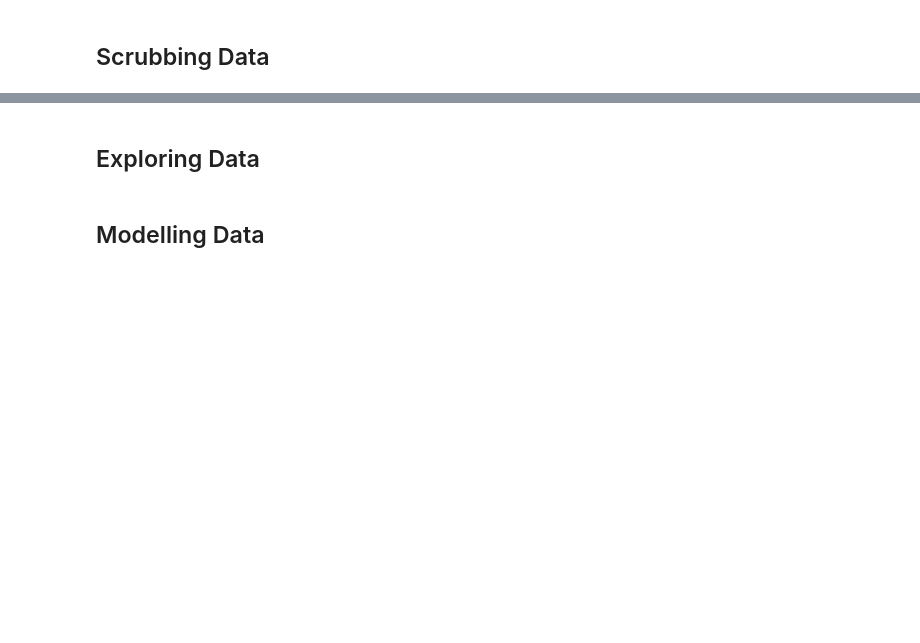
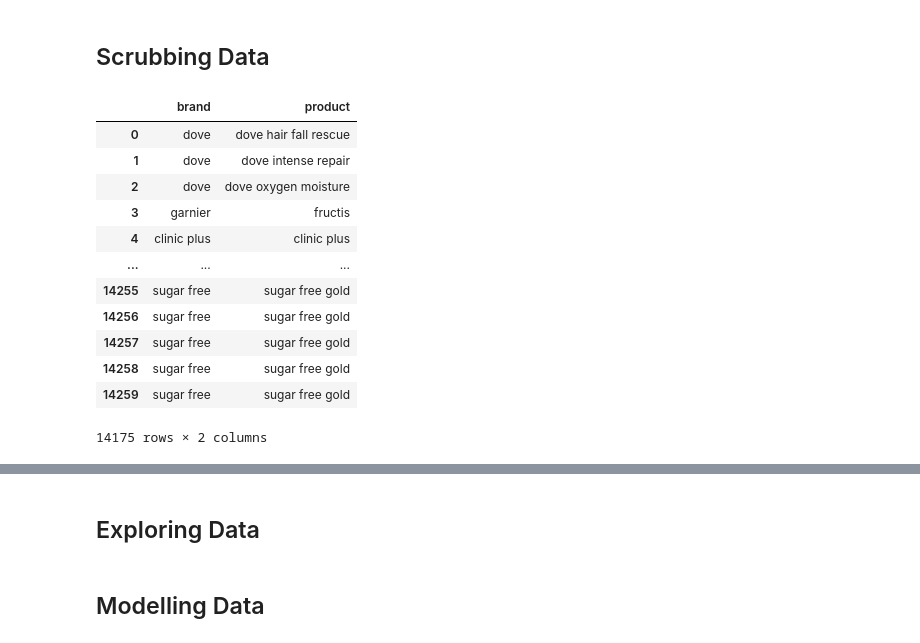
Before and after one commit to oyang0/brand, a Jupyter notebook: src/main.ipynb, the cells around one changed output, grey strips where cells are left out. Saved outputs shown, nothing was run; the diff lists cells and outputs as text; code cells hidden in the pictures; blank space fills up the shorter version.

```diff
--- a/src/main.ipynb
+++ b/src/main.ipynb
@@ -299,15 +273,27 @@ df1
 # %%
 df2 = df1[["MBRD", "BRD"]]
 df2 = df2.rename(columns={"MBRD": "brand", "BRD": "product"})
 df2["brand"] = df2["brand"].apply(get_only_chars)
 df2["brand"] = df2["brand"].str.strip()
 df2 = df2[df2["brand"].str.len() > 0]
 df2["product"] = df2["product"].apply(get_only_chars)
 df2["product"] = df2["product"].str.strip()
 df2 = df2[df2["product"].str.len() > 0]
-df2["document"] = get_document(df2, "product", "brand")
-df2["input context"] = get_input_context(df2, "product")
 df2
+# %% [output]
+|  | brand | product |
+| 0 | dove | dove hair fall rescue |
+| 1 | dove | dove intense repair |
+| 2 | dove | dove oxygen moisture |
+| 3 | garnier | fructis |
+| 4 | clinic plus | clinic plus |
+| ... | ... | ... |
+| 14255 | sugar free | sugar free gold |
+| 14256 | sugar free | sugar free gold |
+| 14257 | sugar free | sugar free gold |
+| 14258 | sugar free | sugar free gold |
+| 14259 | sugar free | sugar free gold |
+14175 rows × 2 columns
 # %%
 training_set1 = df2.sample(frac=0.7, random_state=1)
 training_set1
```
Also changed, not shown: parts of 16 cells of this notebook.
